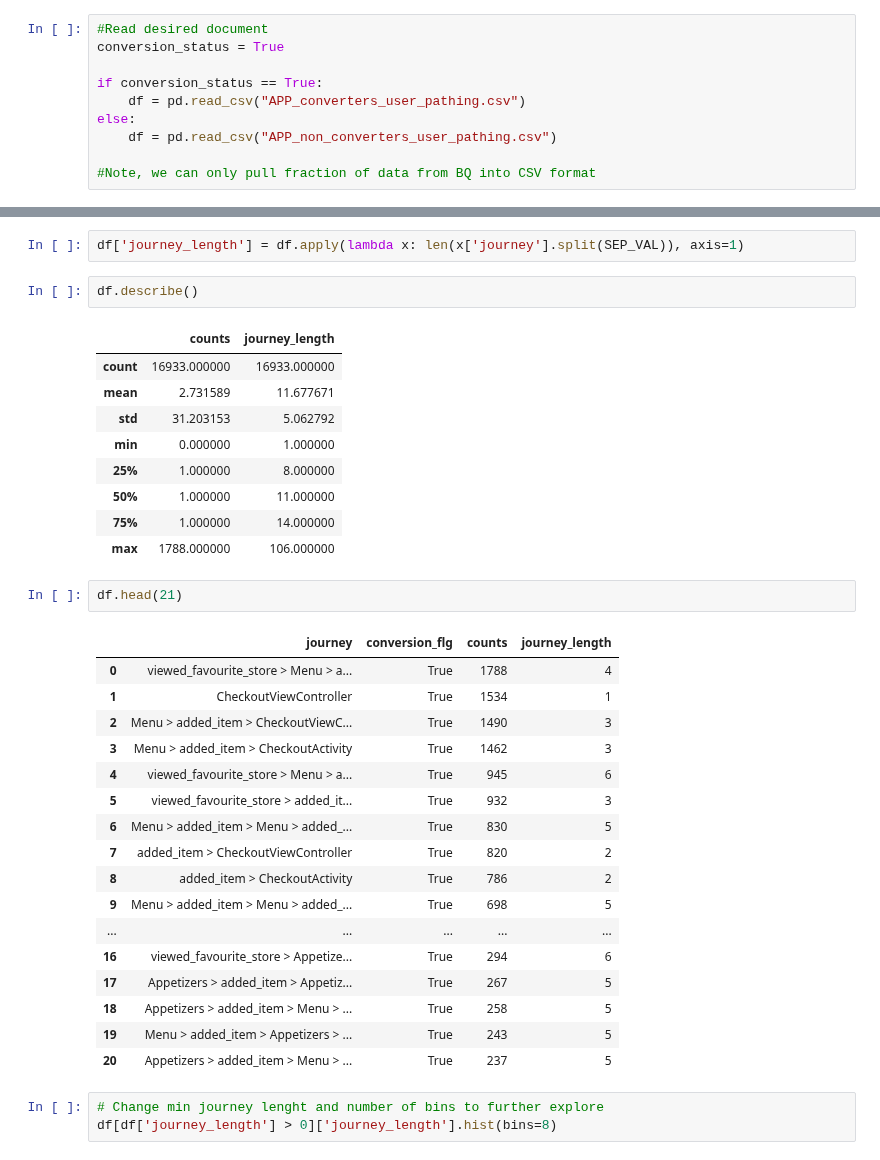
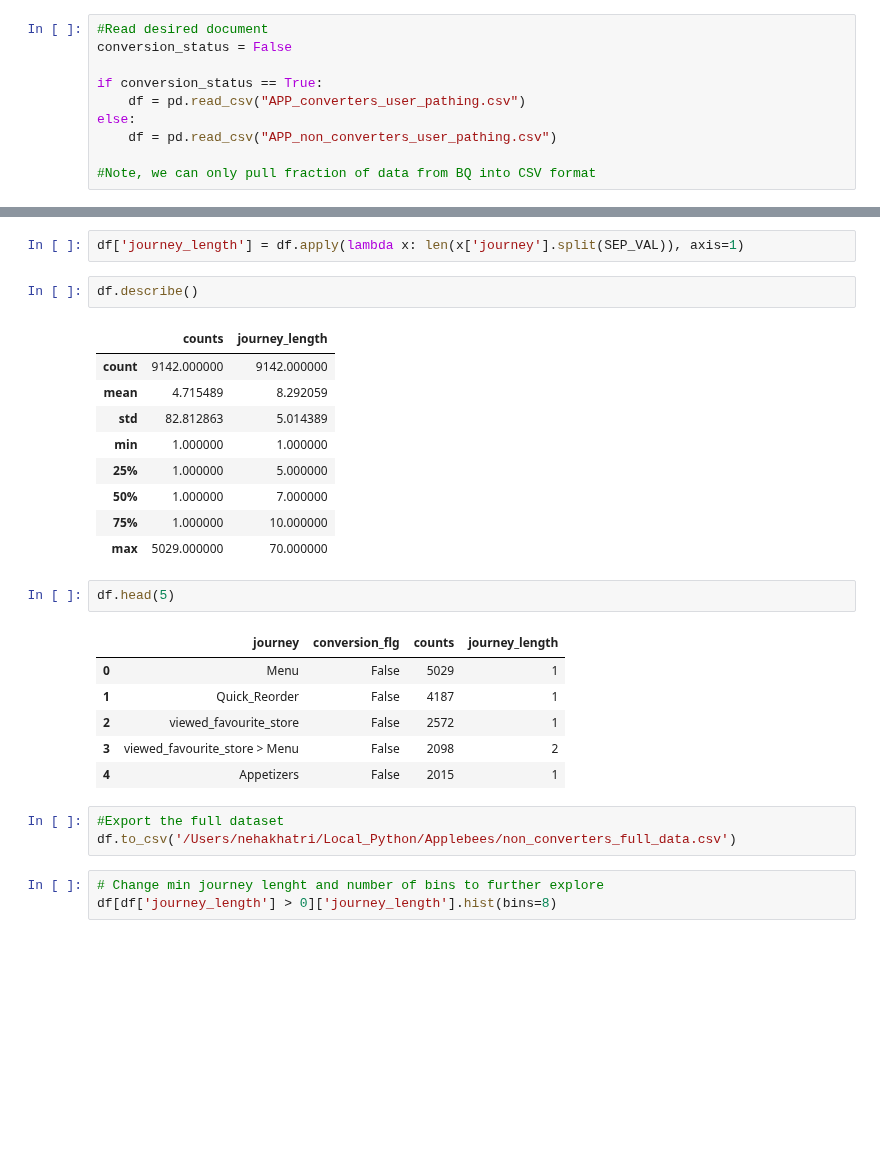
Before and after one commit to matt-walentosky-bt/applebees_user_pathing_analysis, a Jupyter notebook: APP_user_pathing_insights_20221004.ipynb, the cells around one changed output, grey strips where cells are left out. Cells and saved outputs as stored; diff of their text form; blank space fills up the shorter version.

Commit message:
made final modifications to my python scripts

```diff
--- a/APP_user_pathing_insights_20221004.ipynb
+++ b/APP_user_pathing_insights_20221004.ipynb
@@ -22,7 +22,7 @@ os.getcwd()
 '/Users/nehakhatri/Documents/GitHub/applebees_user_pathing_analysis'
 # %%
 #Read desired document
-conversion_status = True
+conversion_status = False
 
 if conversion_status == True:
     df = pd.read_csv("APP_converters_user_pathing.csv")
@@ -49,34 +49,26 @@ df['journey_length'] = df.apply(lambda x: len(x['journey'].split(SEP_VAL)), axis
 df.describe()
 # %% [output]
 |  | counts | journey_length |
-| count | 16933.000000 | 16933.000000 |
-| mean | 2.731589 | 11.677671 |
-| std | 31.203153 | 5.062792 |
-| min | 0.000000 | 1.000000 |
-| 25% | 1.000000 | 8.000000 |
-| 50% | 1.000000 | 11.000000 |
-| 75% | 1.000000 | 14.000000 |
-| max | 1788.000000 | 106.000000 |
+| count | 9142.000000 | 9142.000000 |
+| mean | 4.715489 | 8.292059 |
+| std | 82.812863 | 5.014389 |
+| min | 1.000000 | 1.000000 |
+| 25% | 1.000000 | 5.000000 |
+| 50% | 1.000000 | 7.000000 |
+| 75% | 1.000000 | 10.000000 |
+| max | 5029.000000 | 70.000000 |
 # %%
-df.head(21)
+df.head(5)
 # %% [output]
 |  | journey | conversion_flg | counts | journey_length |
-| 0 | viewed_favourite_store > Menu > a... | True | 1788 | 4 |
-| 1 | CheckoutViewController | True | 1534 | 1 |
-| 2 | Menu > added_item > CheckoutViewC... | True | 1490 | 3 |
-| 3 | Menu > added_item > CheckoutActivity | True | 1462 | 3 |
-| 4 | viewed_favourite_store > Menu > a... | True | 945 | 6 |
-| 5 | viewed_favourite_store > added_it... | True | 932 | 3 |
-| 6 | Menu > added_item > Menu > added_... | True | 830 | 5 |
-| 7 | added_item > CheckoutViewController | True | 820 | 2 |
-| 8 | added_item > CheckoutActivity | True | 786 | 2 |
-| 9 | Menu > added_item > Menu > added_... | True | 698 | 5 |
-| ... | ... | ... | ... | ... |
-| 16 | viewed_favourite_store > Appetize... | True | 294 | 6 |
-| 17 | Appetizers > added_item > Appetiz... | True | 267 | 5 |
-| 18 | Appetizers > added_item > Menu > ... | True | 258 | 5 |
-| 19 | Menu > added_item > Appetizers > ... | True | 243 | 5 |
-| 20 | Appetizers > added_item > Menu > ... | True | 237 | 5 |
+| 0 | Menu | False | 5029 | 1 |
+| 1 | Quick_Reorder | False | 4187 | 1 |
+| 2 | viewed_favourite_store | False | 2572 | 1 |
+| 3 | viewed_favourite_store > Menu | False | 2098 | 2 |
+| 4 | Appetizers | False | 2015 | 1 |
+# %%
+#Export the full dataset
+df.to_csv('/Users/nehakhatri/Local_Python/Applebees/non_converters_full_data.csv')
 # %%
 # Change min journey lenght and number of bins to further explore
 df[df['journey_length'] > 0]['journey_length'].hist(bins=8)
```
Also changed, not shown: parts of 7 cells of this notebook, 2 other files.
